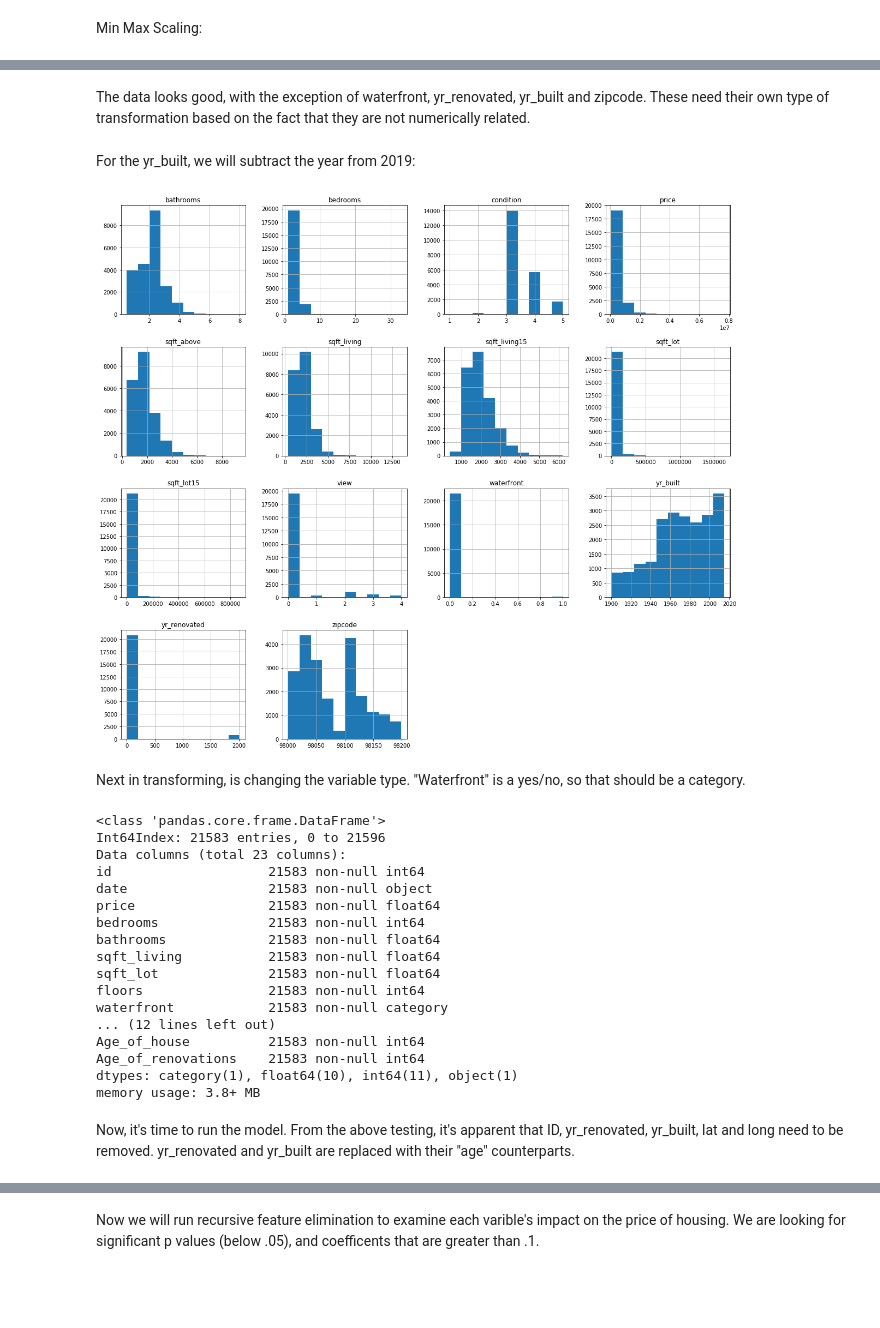
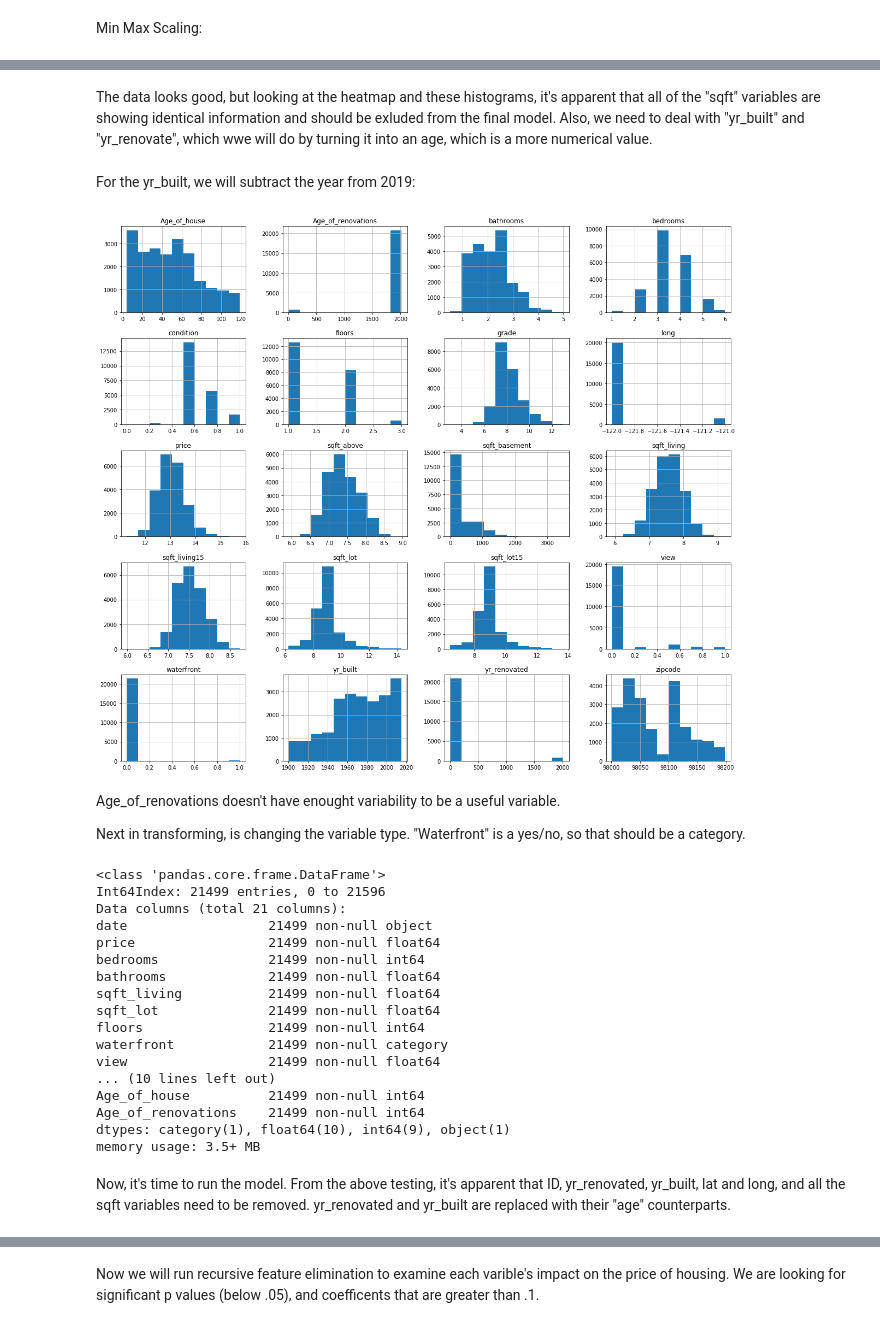
Before and after one commit to Anna-Eissenberg/dsc-1-final-project-online-ds-pt-011419, a Jupyter notebook: Cleaned Data.ipynb, the cells around one changed output, grey strips where cells are left out. Drawn from its saved outputs; the diff is of its cells as text; code cells hidden in the pictures; blank space fills up the shorter version.

```diff
--- a/Cleaned Data.ipynb
+++ b/Cleaned Data.ipynb
@@ -28,7 +28,7 @@ sqft_living15       0
 sqft_lot15          0
 dtype: int64
 # %%
-df.yr_renovated = df.yr_renovated.fillna(df.yr_renovated.mean())
+df.yr_renovated = df.yr_renovated.fillna(df.yr_renovated.median())
 # %%
 df.waterfront = df.waterfront.fillna(0.0)
 df.waterfront = df.waterfront.astype(float)
@@ -112 +121,5 @@ memory usage: 3.5+ MB
+# %%
+df = df.drop(["id"], axis=1)
+# %%
+df = df.drop(["lat"], axis=1)
 # %%
@@ -141,9 +188,19 @@ df = df[df.bedrooms != 33]
 df = df[df.bedrooms != 11]
 df = df[df.bedrooms != 10]
 df = df[df.bedrooms != 9]
+df = df[df.bedrooms != 8]
+df = df[df.bedrooms != 7]
 df = df[df.bathrooms != 8]
 df = df[df.bathrooms != 7.75]
 df = df[df.bathrooms != 7.25]
+df = df[df.bathrooms != 6.75]
+df = df[df.bathrooms != 6.25]
+df = df[df.bathrooms != 6.50]
+df = df[df.bathrooms != 6.00]
+df = df[df.bathrooms != 8.00]
+df = df[df.bathrooms != 5.75]
+df = df[df.bathrooms != 5.50]
+df = df[df.bathrooms != 5.25]
 # %% [markdown]
 Log Transformations:
 # %%
@@ -166,15 +225,17 @@ df.hist(figsize = (20,18));
-# %% [markdown]
-The data looks good, with the exception of waterfront, yr_renovated, yr_built and zipcode. These need their own type of transformation based on the fact that they are not numerically related.
+# %% [markdown]
+The data looks good, but looking at the heatmap and these histograms, it's apparent that all of the "sqft" variables are showing identical information and should be exluded from the final model. Also, we need to deal with "yr_built" and "yr_renovate", which wwe will do by turning it into an age, which is a more numerical value.
 # %% [markdown]
 For the yr_built, we will subtract the year from 2019:
 # %%
 df["Age_of_house"] = 2019 - df["yr_built"]
 df["Age_of_renovations"] = 2019 - df["yr_renovated"]
 # %%
-kc_features.hist(figsize = (20,18));
+df.hist(figsize = (20,18));
 # %% [output]
-[figure, old version]
+[figure, new version]
 # %% [markdown]
+Age_of_renovations doesn't have enought variability to be a useful variable.
+
 Next in transforming, is changing the variable type. "Waterfront" is a yes/no, so that should be a category.
 # %%
 df.waterfront = df.waterfront.astype('category')
@@ -186,22 +243,22 @@ df.waterfront = df.waterfront.astype('category')
 df.info()
 # %% [output]
 <class 'pandas.core.frame.DataFrame'>
-Int64Index: 21583 entries, 0 to 21596
-Data columns (total 23 columns):
-id                    21583 non-null int64
-date                  21583 non-null object
-price                 21583 non-null float64
-bedrooms              21583 non-null int64
-bathrooms             21583 non-null float64
-sqft_living           21583 non-null float64
-sqft_lot              21583 non-null float64
-floors                21583 non-null int64
-waterfront            21583 non-null category
-... (12 lines left out)
-Age_of_house          21583 non-null int64
-Age_of_renovations    21583 non-null int64
-dtypes: category(1), float64(10), int64(11), object(1)
-memory usage: 3.8+ MB
+Int64Index: 21499 entries, 0 to 21596
+Data columns (total 21 columns):
+date                  21499 non-null object
+price                 21499 non-null float64
+bedrooms              21499 non-null int64
+bathrooms             21499 non-null float64
+sqft_living           21499 non-null float64
+sqft_lot              21499 non-null float64
+floors                21499 non-null int64
+waterfront            21499 non-null category
+view                  21499 non-null float64
+... (10 lines left out)
+Age_of_house          21499 non-null int64
+Age_of_renovations    21499 non-null int64
+dtypes: category(1), float64(10), int64(9), object(1)
+memory usage: 3.5+ MB
 # %% [markdown]
-Now, it's time to run the model. From the above testing, it's apparent that ID, yr_renovated, yr_built, lat and long need to be removed. yr_renovated and yr_built are replaced with their "age" counterparts.
+Now, it's time to run the model. From the above testing, it's apparent that ID, yr_renovated, yr_built, lat and long, and all the sqft variables need to be removed. yr_renovated and yr_built are replaced with their "age" counterparts.
 # %%
```
Also changed, not shown: parts of 37 cells of this notebook.
